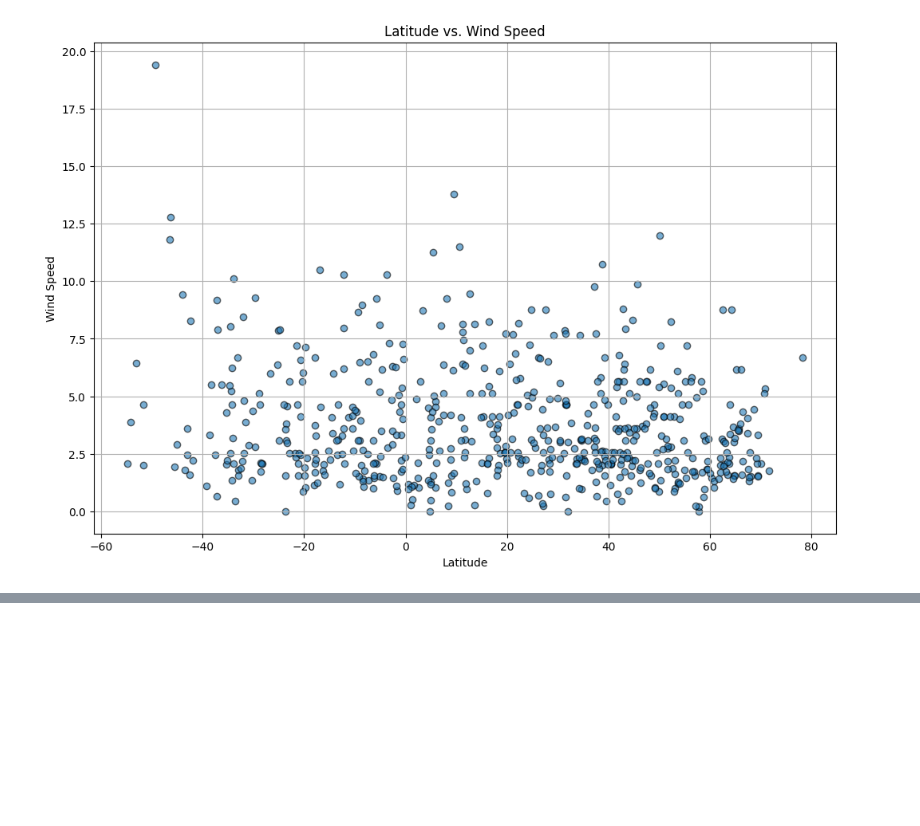
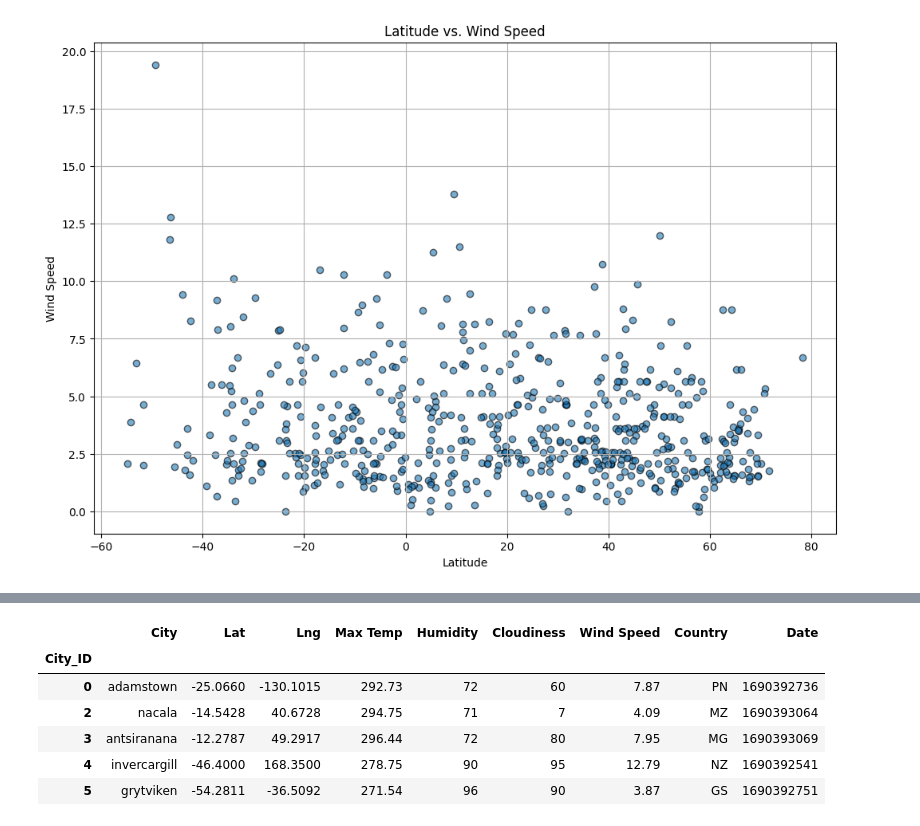
Before and after one commit to JNorthData/Weather_API, a Jupyter notebook: WeatherAPI.ipynb, the cells around one changed output, grey strips where cells are left out. Cells and saved outputs as stored; diff of their text form; code cells hidden in the pictures; blank space fills up the shorter version.

```diff
--- a/WeatherAPI.ipynb
+++ b/WeatherAPI.ipynb
@@ -285,0 +323,15 @@ plt.show()
+# %%
+# Create a DataFrame with the Southern Hemisphere data (Latitude < 0)
+southern_hemi_df = city_data_df[city_data_df['Lat'] < 0]
+
+
+# Display sample data
+southern_hemi_df.head()
+# %% [output]
+|  | City | Lat | Lng | Max Temp | Humidity | Cloudiness | Wind Speed | Country | Date |
+| City_ID |  |  |  |  |  |  |  |  |  |
+| 0 | adamstown | -25.0660 | -130.1015 | 292.73 | 72 | 60 | 7.87 | PN | 1690392736 |
+| 2 | nacala | -14.5428 | 40.6728 | 294.75 | 71 | 7 | 4.09 | MZ | 1690393064 |
+| 3 | antsiranana | -12.2787 | 49.2917 | 296.44 | 72 | 80 | 7.95 | MG | 1690393069 |
+| 4 | invercargill | -46.4000 | 168.3500 | 278.75 | 90 | 95 | 12.79 | NZ | 1690392541 |
+| 5 | grytviken | -54.2811 | -36.5092 | 271.54 | 96 | 90 | 3.87 | GS | 1690392751 |
```
Also changed, not shown: parts of 4 cells of this notebook.
